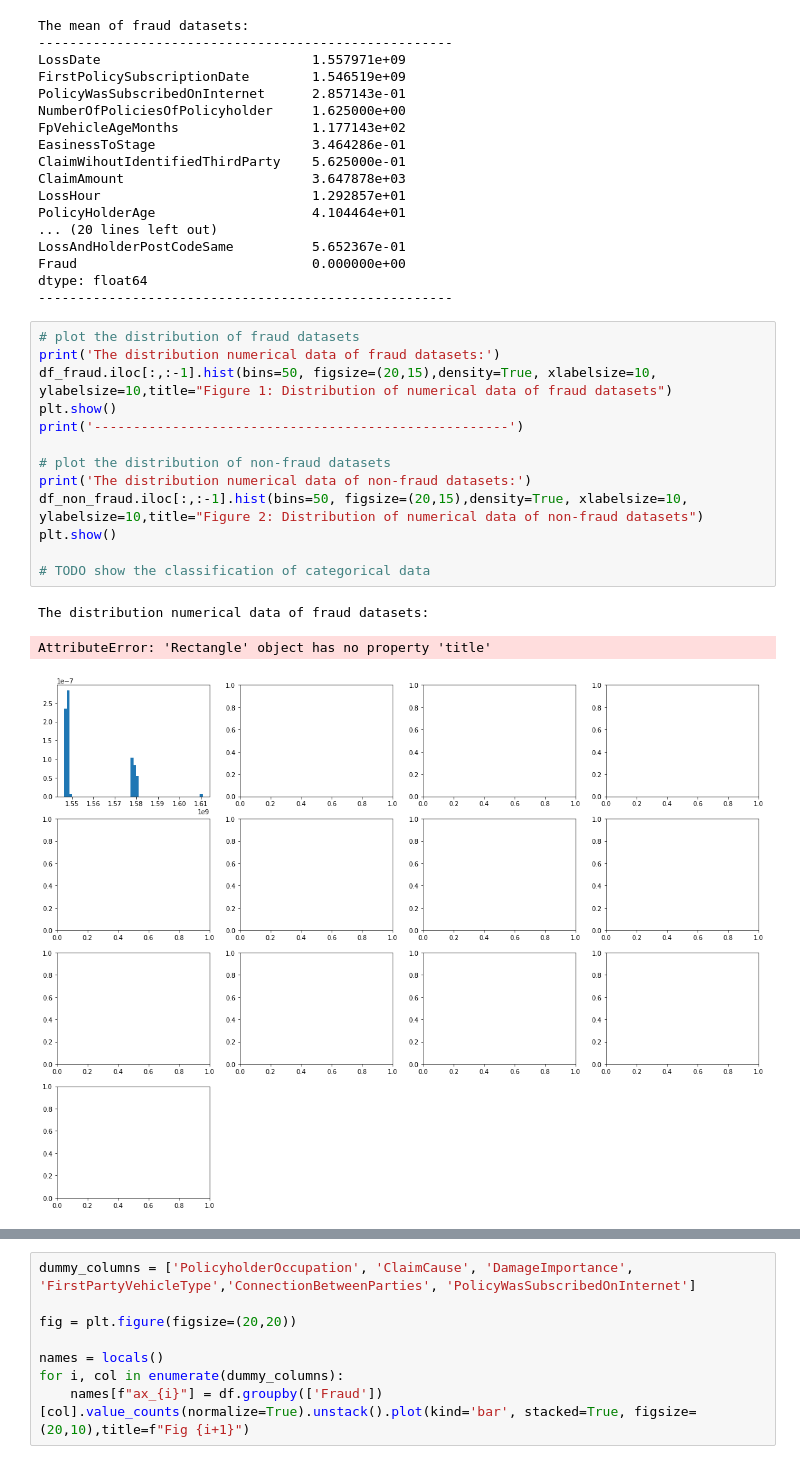
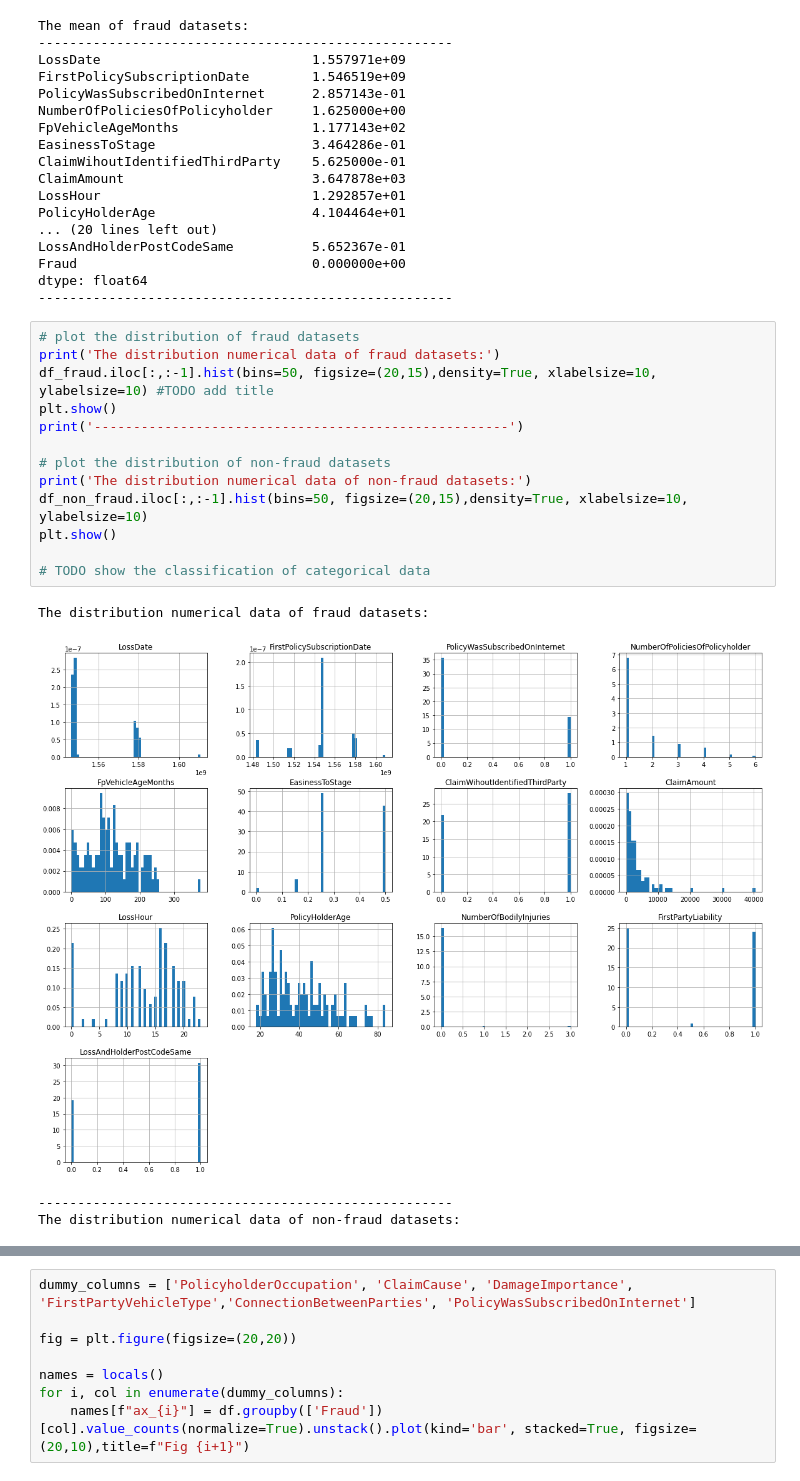
Before and after one commit to ba-group-projects/insurance-fraud-detection, a Jupyter notebook: main-update.ipynb, the cells around one changed output, grey strips where cells are left out. Saved outputs shown, nothing was run; the diff lists cells and outputs as text.

```diff
--- a/main-update.ipynb
+++ b/main-update.ipynb
@@ -396,17 +400,18 @@ dtype: float64
 # %%
 # plot the distribution of fraud datasets
 print('The distribution numerical data of fraud datasets:')
-df_fraud.iloc[:,:-1].hist(bins=50, figsize=(20,15),density=True, xlabelsize=10, ylabelsize=10,title="Figure 1: Distribution of numerical data of fraud datasets")
+df_fraud.iloc[:,:-1].hist(bins=50, figsize=(20,15),density=True, xlabelsize=10, ylabelsize=10) #TODO add title
 plt.show()
 print('-----------------------------------------------------')
 
 # plot the distribution of non-fraud datasets
 print('The distribution numerical data of non-fraud datasets:')
-df_non_fraud.iloc[:,:-1].hist(bins=50, figsize=(20,15),density=True, xlabelsize=10, ylabelsize=10,title="Figure 2: Distribution of numerical data of non-fraud datasets")
+df_non_fraud.iloc[:,:-1].hist(bins=50, figsize=(20,15),density=True, xlabelsize=10, ylabelsize=10)
 plt.show()
 
 # TODO show the classification of categorical data
 # %% [output]
 The distribution numerical data of fraud datasets:
+[figure, new version]
-AttributeError: 'Rectangle' object has no property 'title'
+-----------------------------------------------------
+The distribution numerical data of non-fraud datasets:
-[figure, old version]
```
Also changed, not shown: parts of 30 cells of this notebook, 2 other files.
